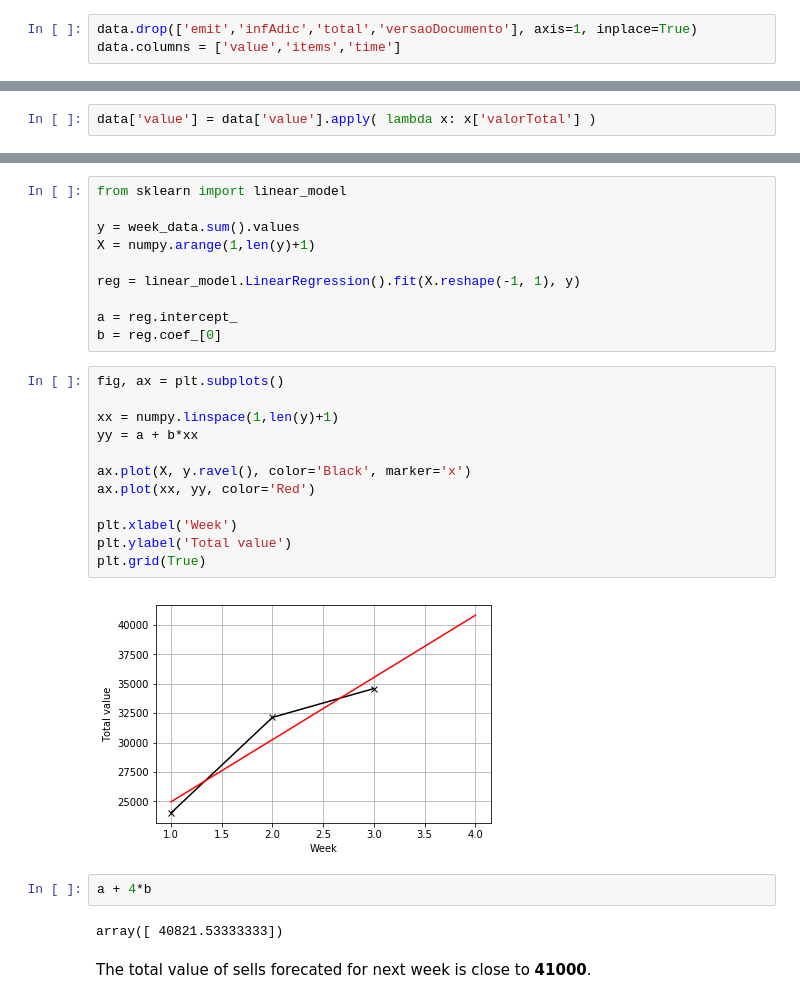
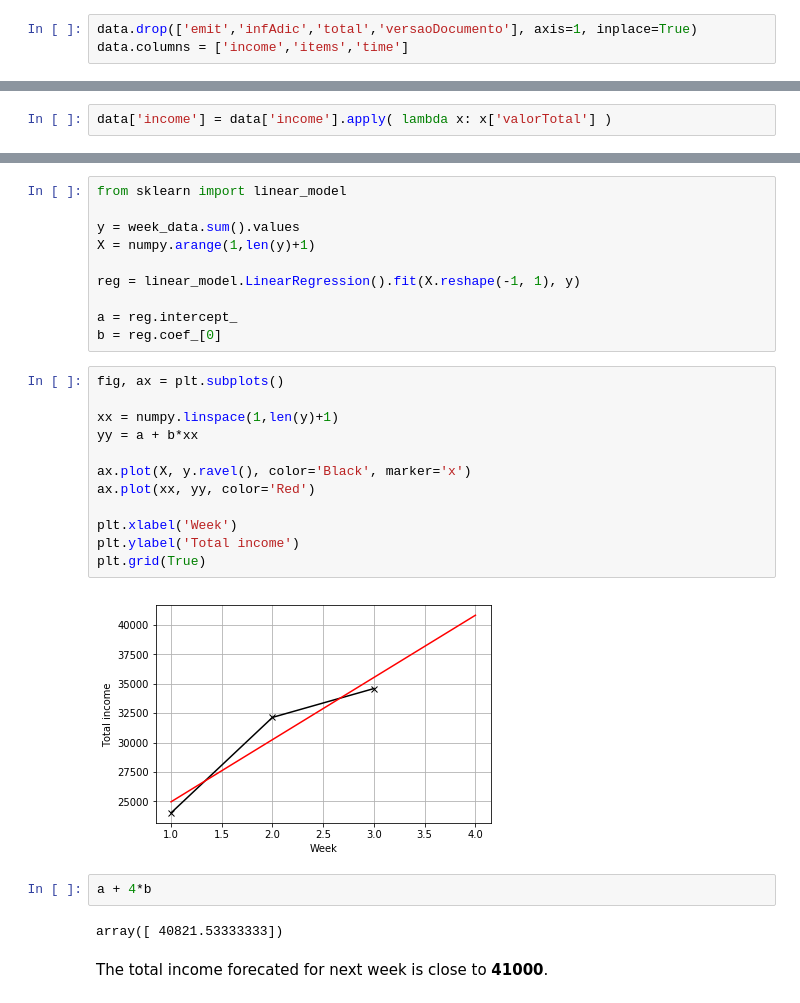
Before and after one commit to jruizvar/TOTVSLabs, a Jupyter notebook: solution.ipynb, the cells around one changed output, grey strips where cells are left out. Drawn from its saved outputs; the diff is of its cells as text.

```diff
--- a/solution.ipynb
+++ b/solution.ipynb
@@ -11,7 +11,7 @@ data = pandas.read_json('sample.txt')
 Next step removes unnecessary information and renames conveniently the columns of the dataframe:
 # %%
 data.drop(['emit','infAdic','total','versaoDocumento'], axis=1, inplace=True)
-data.columns = ['value','items','time']
+data.columns = ['income','items','time']
 # %% [markdown]
 ## Parse and extract the data
 The following code retrieves name-value pairs for each item using the syntax of [dict comprehensions](https://www.python.org/dev/peps/pep-0274/). Other manipulations are done to parse the data and extract useful information.
@@ -19,7 +19,7 @@ The following code retrieves name-value pairs for each item using the syntax of
 key_value = lambda items: { i['prod']['xProd']:i['prod']['vProd'] for i in items }
 data['items'] = data['items'].apply(key_value)
 # %%
-data['value'] = data['value'].apply( lambda x: x['valorTotal'] )
+data['income'] = data['income'].apply( lambda x: x['valorTotal'] )
 # %%
 data['time'] = data['time'].apply( lambda x: x['dhEmi']['$date'] )
 data['time'] = pandas.to_datetime(data['time'])
@@ -96,20 +96,20 @@ b = reg.coef_[0]
 # %%
 fig, ax = plt.subplots()
 
 xx = numpy.linspace(1,len(y)+1)
 yy = a + b*xx
 
 ax.plot(X, y.ravel(), color='Black', marker='x')
 ax.plot(xx, yy, color='Red')
 
 plt.xlabel('Week')
-plt.ylabel('Total value')
+plt.ylabel('Total income')
 plt.grid(True)
 # %% [output]
-[figure, old version]
+[figure, new version]
 # %%
 a + 4*b
 # %% [output]
 array([ 40821.53333333])
 # %% [markdown]
-The total value of sells forecated for next week is close to **41000**.
+The total income forecated for next week is close to **41000**.
```
Also changed, not shown: parts of 2 cells of this notebook.
